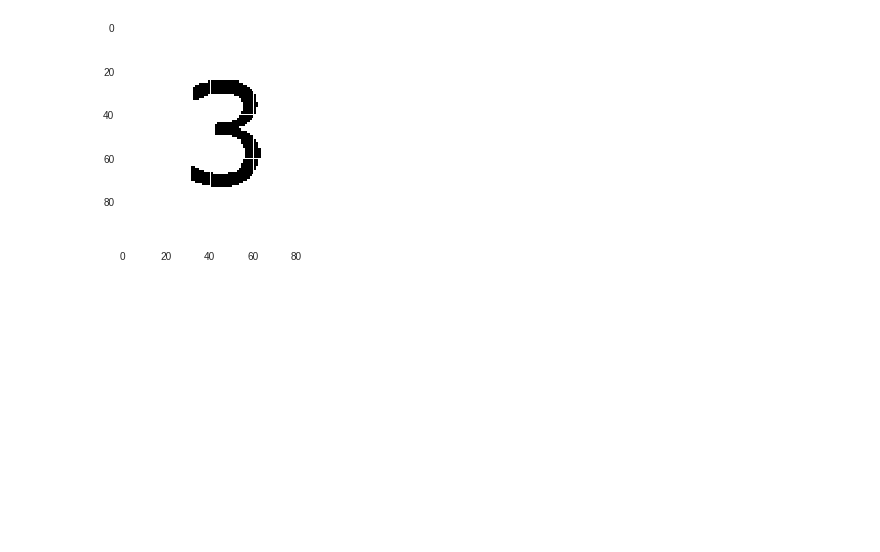
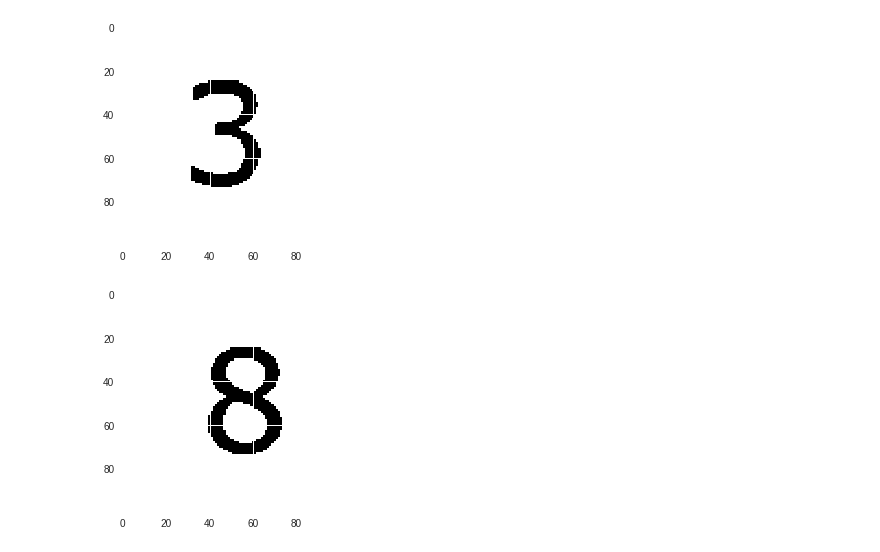
Before and after one commit to aichizokkoku/sudoku, a Jupyter notebook: contours.ipynb, the cells around one changed output. Cells and saved outputs as stored; diff of their text form; code cells hidden in the pictures; blank space fills up the shorter version.

```diff
--- a/contours.ipynb
+++ b/contours.ipynb
@@ -139,3 +139,17 @@ plt.imshow(cv2.cvtColor(img13a, cv2.COLOR_BGR2RGB))
 plt.show()
 # %% [output]
 [figure]
+# %%
+#白い余白を追加
+newimg = Image.open("img17.png")
+imgwhite = Image.open('white50.png')
+imgwhite.paste(newimg, (25, 25))
+imgwhite.save('img17a.png', quality=95)
+
+
+#plt.axis("off")
+img17a = cv2.imread("img17a.png")
+plt.imshow(cv2.cvtColor(img17a, cv2.COLOR_BGR2RGB))
+plt.show()
+# %% [output]
+[figure, added]
```
